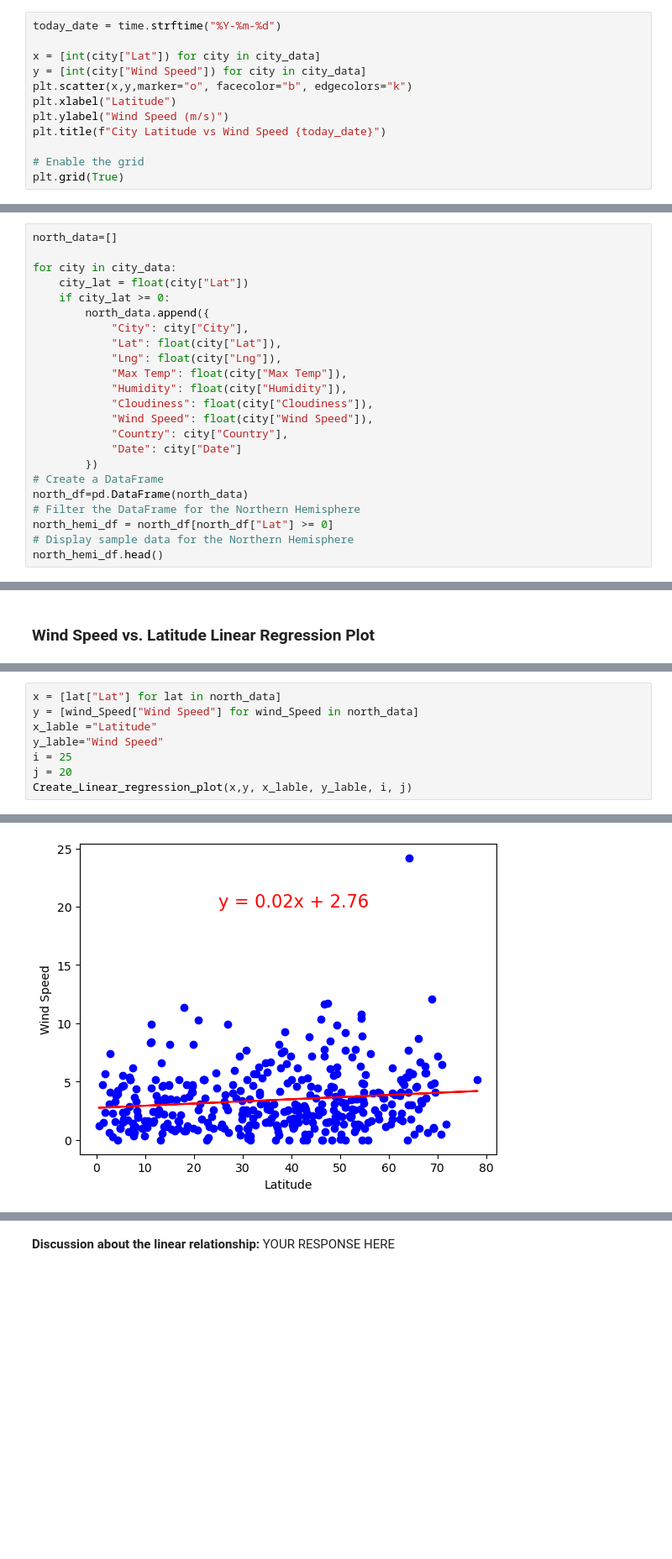
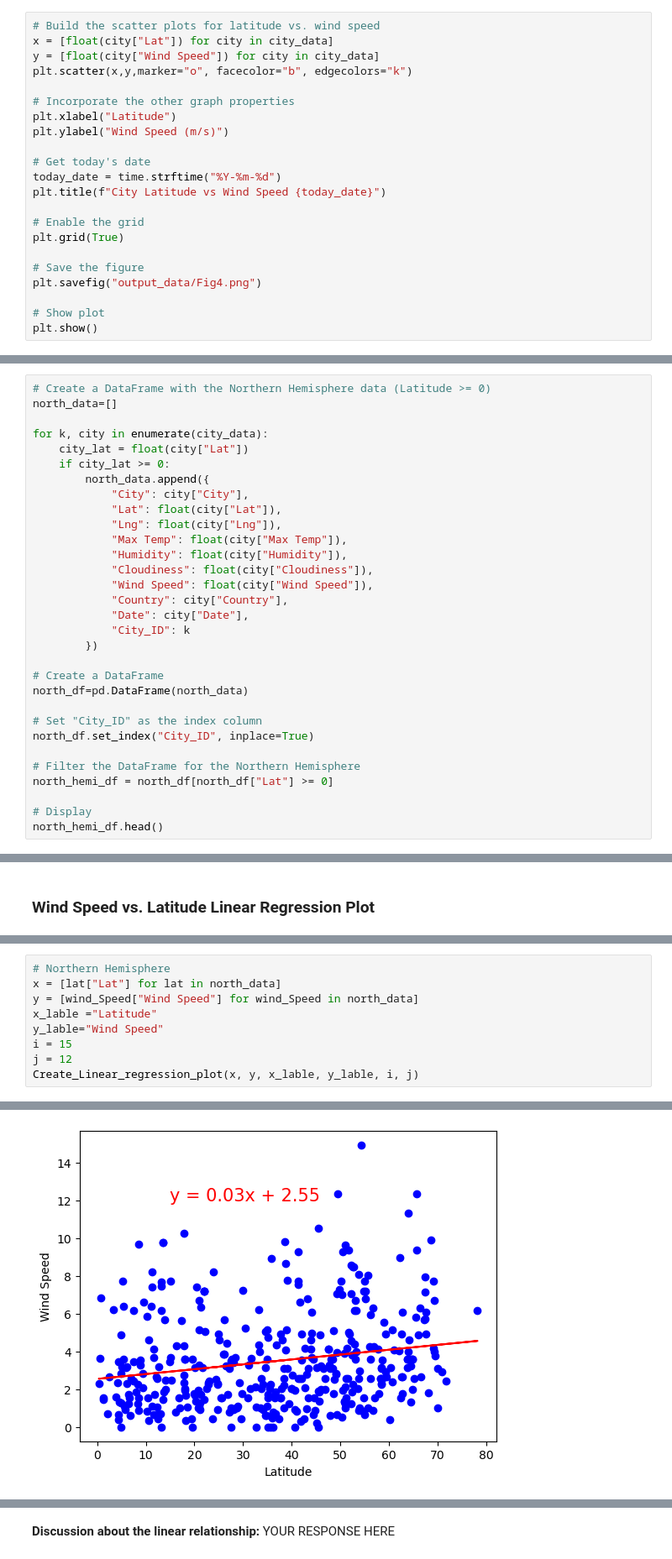
Before and after one commit to sentvivi/Equatorial_Weather_Analysis_and_Vacation_Planning, a Jupyter notebook: weather_vacation_Py/WeatherPy.ipynb, the cells around one changed output, grey strips where cells are left out. Shown: that part at 84% size. Saved outputs shown, nothing was run; the diff lists cells and outputs as text; blank space fills up the shorter version.

```diff
--- a/weather_vacation_Py/WeatherPy.ipynb
+++ b/weather_vacation_Py/WeatherPy.ipynb
@@ -301,13 +270,23 @@ plt.show()
 # %%
-today_date = time.strftime("%Y-%m-%d")
+# Build the scatter plots for latitude vs. wind speed
+x = [float(city["Lat"]) for city in city_data]
+y = [float(city["Wind Speed"]) for city in city_data]
+plt.scatter(x,y,marker="o", facecolor="b", edgecolors="k")
 
-x = [int(city["Lat"]) for city in city_data]
-y = [int(city["Wind Speed"]) for city in city_data]
-plt.scatter(x,y,marker="o", facecolor="b", edgecolors="k")
+# Incorporate the other graph properties
 plt.xlabel("Latitude")
 plt.ylabel("Wind Speed (m/s)")
+
+# Get today's date
+today_date = time.strftime("%Y-%m-%d")
 plt.title(f"City Latitude vs Wind Speed {today_date}")
 
 # Enable the grid
 plt.grid(True)
+
+# Save the figure
+plt.savefig("output_data/Fig4.png")
+
+# Show plot
+plt.show()
 # %% [output]
@@ -374,7 +328,8 @@ northern_hemi_df.head()
 # %%
+# Create a DataFrame with the Northern Hemisphere data (Latitude >= 0)
 north_data=[]
 
-for city in city_data:
+for k, city in enumerate(city_data):
     city_lat = float(city["Lat"])
     if city_lat >= 0:
         north_data.append({
@@ -386,13 +341,20 @@ for city in city_data:
             "Cloudiness": float(city["Cloudiness"]),
             "Wind Speed": float(city["Wind Speed"]),
             "Country": city["Country"],
-            "Date": city["Date"]
+            "Date": city["Date"],
+            "City_ID": k
         })
+
 # Create a DataFrame
 north_df=pd.DataFrame(north_data)
+
+# Set "City_ID" as the index column
+north_df.set_index("City_ID", inplace=True)
+
 # Filter the DataFrame for the Northern Hemisphere
 north_hemi_df = north_df[north_df["Lat"] >= 0]
-# Display sample data for the Northern Hemisphere
+
+# Display
 north_hemi_df.head()
 # %% [output]
 |  | City | Lat | Lng | Max Temp | Humidity | Cloudiness | Wind Speed | Country | Date |
@@ -570,9 +492,10 @@ The r-value is: 0.030396762354449467
 # %%
+# Northern Hemisphere
 x = [lat["Lat"] for lat in north_data]
 y = [wind_Speed["Wind Speed"] for wind_Speed in north_data]
 x_lable ="Latitude"
 y_lable="Wind Speed"
-i = 25
-j = 20
-Create_Linear_regression_plot(x,y, x_lable, y_lable, i, j)
+i = 15
+j = 12
+Create_Linear_regression_plot(x, y, x_lable, y_lable, i, j)
 # %% [output]
@@ -580 +503 @@ r-value is: 0.018339386390969447
-[figure, old version]
+[figure, new version]
```
Also changed, not shown: parts of 37 cells of this notebook, 5 other files.
